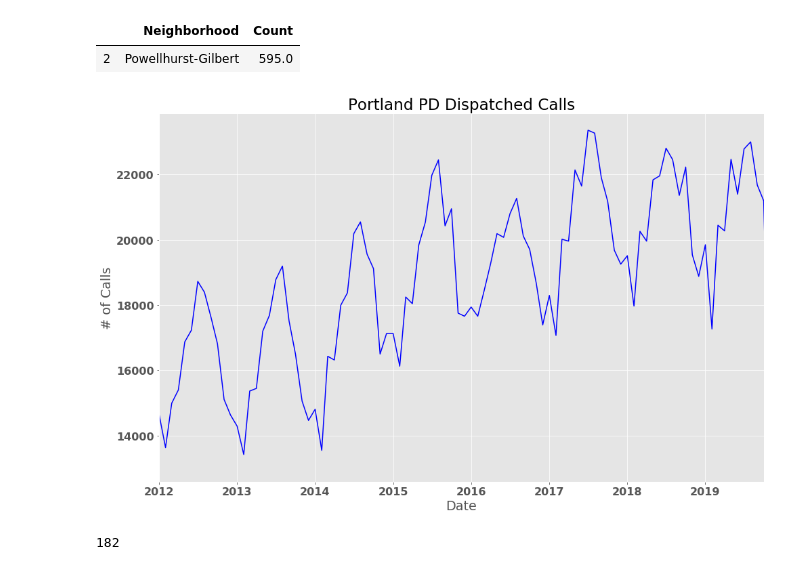
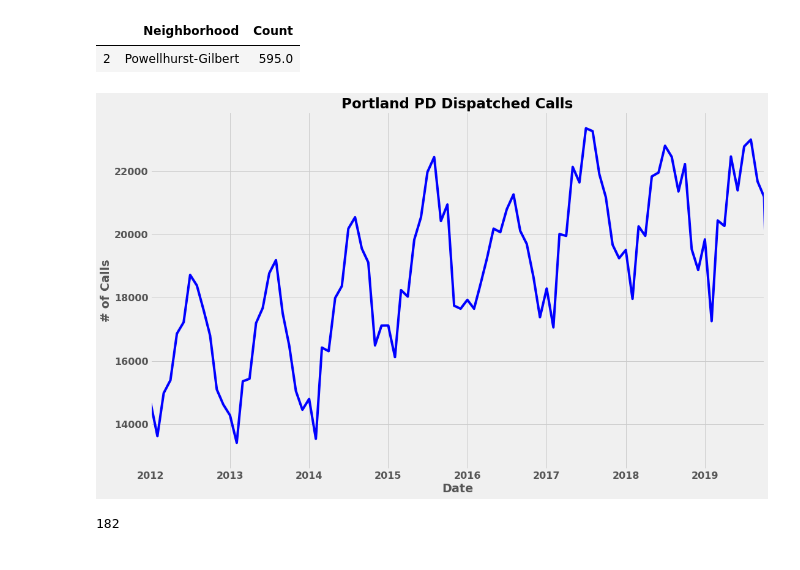
Before and after one commit to willbraun11/PortlandPD, a Jupyter notebook: notebooks/Neighborhood_change_over_time.ipynb, the cells around one changed output. Saved outputs shown, nothing was run; the diff lists cells and outputs as text; code cells hidden in the pictures.

Commit message:
just updated images to 538, MD well along

```diff
--- a/notebooks/Neighborhood_change_over_time.ipynb
+++ b/notebooks/Neighborhood_change_over_time.ipynb
@@ -56,23 +56,23 @@ df_count_by_month = df.groupby('ReportMonthYear').count()['Priority']
 df_count_by_month
 full_df_y_vals = list(df_count_by_month)
 # %%
-plt.style.use('ggplot')
+plt.style.use('fivethirtyeight')
 font = {'weight': 'bold',
         'size':   16}
 plt.rc('font', **font)
 
 
 fig, ax = plt.subplots(figsize=(16,10))
 full_df_x_vals = list(df_count_by_month.index)
 full_df_y_vals = list(df_count_by_month)
 ax.plot(full_df_x_vals, full_df_y_vals, color='b')
-ax.set_ylabel('# of Calls')
-ax.set_xlabel('Date')
+ax.set_ylabel('# of Calls', fontweight='bold')
+ax.set_xlabel('Date', fontweight='bold')
 ax.set_xlim(min(full_df_x_vals), full_df_x_vals[-2])
-ax.set_title('Portland PD Dispatched Calls')
-plt.savefig('total_calls_over_time.png')
+ax.set_title('Portland PD Dispatched Calls', fontweight='bold')
+plt.savefig('../images/total_calls_over_time.png')
 # %% [output]
-[figure, old version]
+[figure, new version]
 # %%
 # Add a line of vice calls to the preceding graph:
 full_date_range = date_range_of_set(df, 'ReportMonthYear')
```
Also changed, not shown: parts of 3 cells of this notebook, 8 other files.
